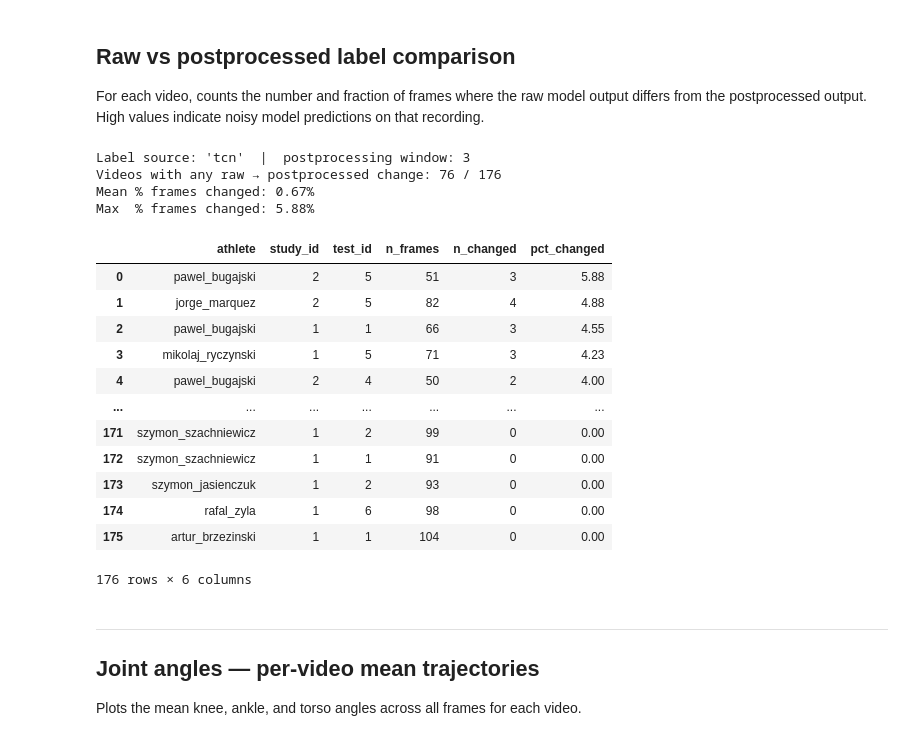
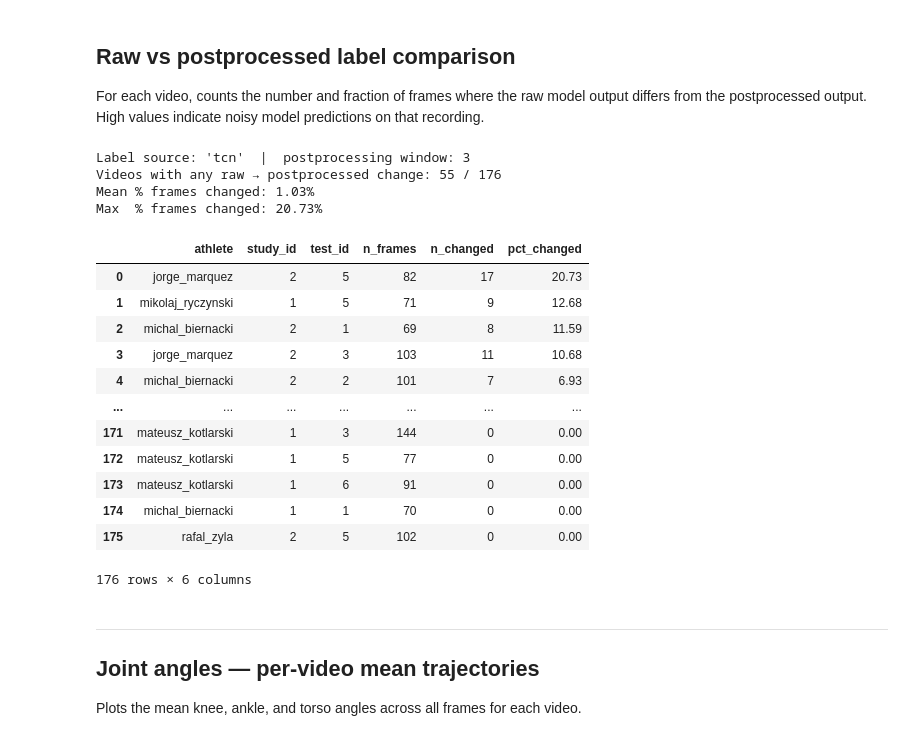
Before and after one commit to mlubneuskaya/running, a Jupyter notebook: notebooks/compare_biomechanics.ipynb, the cells around one changed output. Saved outputs shown, nothing was run; the diff lists cells and outputs as text; code cells hidden in the pictures.

```diff
--- a/notebooks/compare_biomechanics.ipynb
+++ b/notebooks/compare_biomechanics.ipynb
@@ -168,8 +252,11 @@ def make_bio_df(load_labels: callable) -> tuple[pd.DataFrame, dict]:
     return pd.DataFrame(results), all_steps
 # %%
 _loaders = {
-    "tcn":         lambda rec: load_labels_tcn(rec),
+    "tcn":         load_labels_tcn,
+    "img_tcn":     load_labels_img_tcn,
+    "resnet":      load_labels_resnet,
     "xgb":         load_labels_xgb,
+    "img_xgb":     load_labels_img_xgb,
     "kinematic":   load_labels_kinematic,
     "annotations": load_labels_annotations,
 }
@@ -225,7 +312,7 @@ merged = bio_df.merge(
 # %%
 # Assign train/test split from manifest and report counts
 merged["split"] = merged["video_path"].map(
-    lambda vp: _manifest_idx[vp]["split"] if vp in _manifest_idx else "unknown"
+    lambda vp: (_manifest_idx or {}).get(vp, {}).get("split", "unknown")
 )
 n_train = (merged["split"] == "train").sum()
 n_test  = (merged["split"] == "test").sum()
@@ -484,8 +571,8 @@ def calculate_gait_metrics_summary(df, ground_truth_col_suffix, fps=None, quant_
     metrics_spec = [
         ("mean_gct_s",         "mean_gct_s",      "GCT",         "s"),
         ("mean_flight_s",      "mean_flight_s",   "Flight time", "s"),
-        ("mean_step_length_m", "mean_step_len_m", "Step length", "m"),
-        ("cadence_spm",        "cadence_spm",     "Cadence",     "spm"),
+        # ("mean_step_length_m", "mean_step_len_m", "Step length", "m"),
+        # ("cadence_spm",        "cadence_spm",     "Cadence",     "spm"),
     ]
 
     splits = [
@@ -502,7 +589,7 @@ def calculate_gait_metrics_summary(df, ground_truth_col_suffix, fps=None, quant_
         for v_col, oj_col, label, unit in metrics_spec:
             oj_col = f'{v_col}_{ground_truth_col_suffix}'
             diff = sub[v_col] - sub[oj_col]
-            bias = diff.mean()
+            bias = diff.abs().mean()
             rmse = np.sqrt((diff**2).mean())
             std  = diff.std()
             nrmse = rmse / sub[oj_col].mean() * 100
@@ -524,9 +611,9 @@ def calculate_gait_metrics_summary(df, ground_truth_col_suffix, fps=None, quant_
                 "RMSE": round(rmse, 4),
                 "NRMSE": f"{nrmse:.1f}%",
                 "STD": round(std, 4),
-                "correlation": round(correlation, 3),
-                "sys_ratio": round(sys_ratio, 2),
-                "Error type": error_type,
+                # "correlation": round(correlation, 3),
+                # "sys_ratio": round(sys_ratio, 2),
+                # "Error type": error_type,
             })
 
     summary_df = pd.DataFrame(summary_rows).set_index(["Split", "Metric"])
@@ -700,28 +927,30 @@ def _kin_raw_labels(rec):
     return out
 
 
+# Map each label source to its cached manifest index
+_source_manifest = {
+    "tcn":     lambda: _tcn_manifest_idx or {},
+    "img_tcn": lambda: _img_tcn_manifest_idx or {},
+    "resnet":  lambda: _resnet_manifest_idx or {},
+    "xgb":     lambda: _xgb_loao_idx or {},
+    "img_xgb": lambda: _img_xgb_loao_idx or {},
+}
+
 diff_rows = []
 for rec, _ in pairs:
     sid, tid = _study_test(rec.video_path)
     T = len(rec.labels)
 
-    if LABEL_SOURCE == "tcn":
-        entry = (_manifest_idx or {}).get(rec.video_path)
+    if LABEL_SOURCE in _source_manifest:
+        mid = _source_manifest[LABEL_SOURCE]()
+        entry = mid.get(rec.video_path)
         if entry is None:
             continue
         probs = np.load(entry["probs_path"])
         if len(probs) != T:
             probs = probs[:T] if len(probs) > T else np.pad(probs, ((0, T - len(probs)), (0, 0)), "edge")
         raw = probs.argmax(axis=1).astype(np.int64)
-        pp  = smooth_probs_argmax(probs, window=POSTPROCESS_WIN)
-
-    elif LABEL_SOURCE == "xgb":
-        if _xgb_detector is None:
-            continue
-        feats = rec.features[:, XGB_FEATURE_IDX]
-        proba = _xgb_detector.clf.predict_proba(feats)
-        raw = proba.argmax(axis=1).astype(np.int64)
-        pp  = smooth_probs_argmax(proba, window=POSTPROCESS_WIN)
+        pp  = viterbi_decode(probs, **HMM_PARAMS)
 
     elif LABEL_SOURCE == "kinematic":
         raw = _kin_raw_labels(rec)
@@ -729,48 +958,48 @@ for rec, _ in pairs:
 
     else:  # annotations — no postprocessing step
         continue
 
     n      = len(raw)
     n_diff = int((raw != pp).sum())
     diff_rows.append({
         "athlete":     rec.athlete,
         "study_id":    sid,
         "test_id":     tid,
         "n_frames":    n,
         "n_changed":   n_diff,
         "pct_changed": round(n_diff / n * 100, 2) if n else 0.0,
     })
 
 diff_df = (
     pd.DataFrame(diff_rows)
     .sort_values("pct_changed", ascending=False)
     .reset_index(drop=True)
 )
 
 n_any = (diff_df["n_changed"] > 0).sum()
 print(f"Label source: {LABEL_SOURCE!r}  |  postprocessing window: {POSTPROCESS_WIN}")
-print(f"Videos with any raw → postprocessed change: {n_any} / {len(diff_df)}")
+print(f"Videos with any raw \u2192 postprocessed change: {n_any} / {len(diff_df)}")
 if len(diff_df):
     print(f"Mean % frames changed: {diff_df['pct_changed'].mean():.2f}%")
     print(f"Max  % frames changed: {diff_df['pct_changed'].max():.2f}%\n")
 display(diff_df)
 # %% [output]
 Label source: 'tcn'  |  postprocessing window: 3
-Videos with any raw → postprocessed change: 76 / 176
-Mean % frames changed: 0.67%
-Max  % frames changed: 5.88%
+Videos with any raw → postprocessed change: 55 / 176
+Mean % frames changed: 1.03%
+Max  % frames changed: 20.73%
 |  | athlete | study_id | test_id | n_frames | n_changed | pct_changed |
-| 0 | pawel_bugajski | 2 | 5 | 51 | 3 | 5.88 |
-| 1 | jorge_marquez | 2 | 5 | 82 | 4 | 4.88 |
-| 2 | pawel_bugajski | 1 | 1 | 66 | 3 | 4.55 |
-| 3 | mikolaj_ryczynski | 1 | 5 | 71 | 3 | 4.23 |
-| 4 | pawel_bugajski | 2 | 4 | 50 | 2 | 4.00 |
+| 0 | jorge_marquez | 2 | 5 | 82 | 17 | 20.73 |
+| 1 | mikolaj_ryczynski | 1 | 5 | 71 | 9 | 12.68 |
+| 2 | michal_biernacki | 2 | 1 | 69 | 8 | 11.59 |
+| 3 | jorge_marquez | 2 | 3 | 103 | 11 | 10.68 |
+| 4 | michal_biernacki | 2 | 2 | 101 | 7 | 6.93 |
 | ... | ... | ... | ... | ... | ... | ... |
-| 171 | szymon_szachniewicz | 1 | 2 | 99 | 0 | 0.00 |
-| 172 | szymon_szachniewicz | 1 | 1 | 91 | 0 | 0.00 |
-| 173 | szymon_jasienczuk | 1 | 2 | 93 | 0 | 0.00 |
-| 174 | rafal_zyla | 1 | 6 | 98 | 0 | 0.00 |
-| 175 | artur_brzezinski | 1 | 1 | 104 | 0 | 0.00 |
+| 171 | mateusz_kotlarski | 1 | 3 | 144 | 0 | 0.00 |
+| 172 | mateusz_kotlarski | 1 | 5 | 77 | 0 | 0.00 |
+| 173 | mateusz_kotlarski | 1 | 6 | 91 | 0 | 0.00 |
+| 174 | michal_biernacki | 1 | 1 | 70 | 0 | 0.00 |
+| 175 | rafal_zyla | 2 | 5 | 102 | 0 | 0.00 |
 176 rows × 6 columns
 # %% [markdown]
 ---
```
Also changed, not shown: parts of 20 cells of this notebook, 8 other files.
